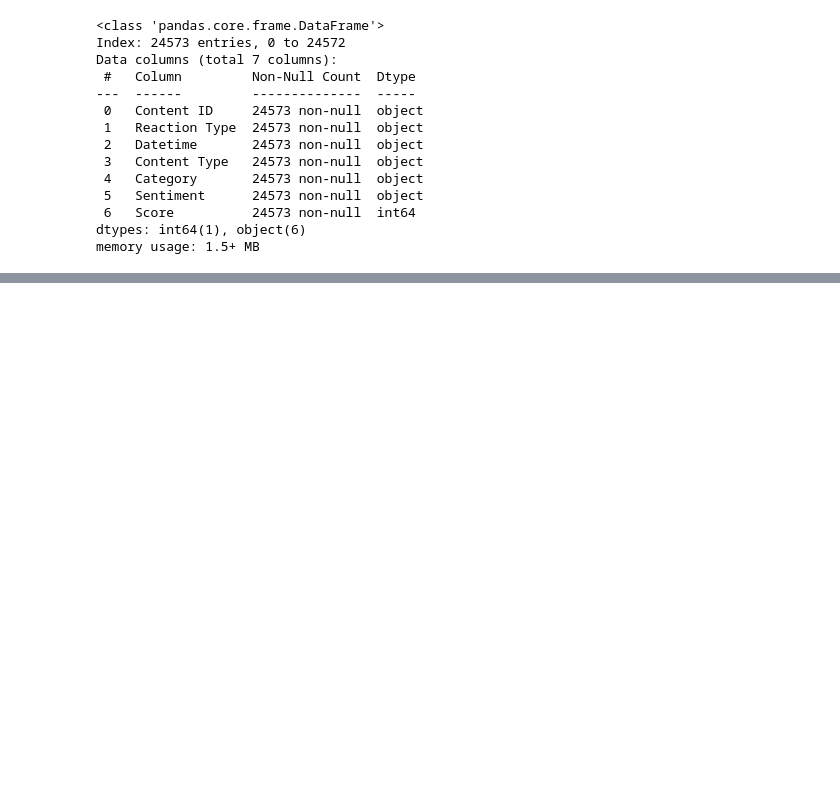
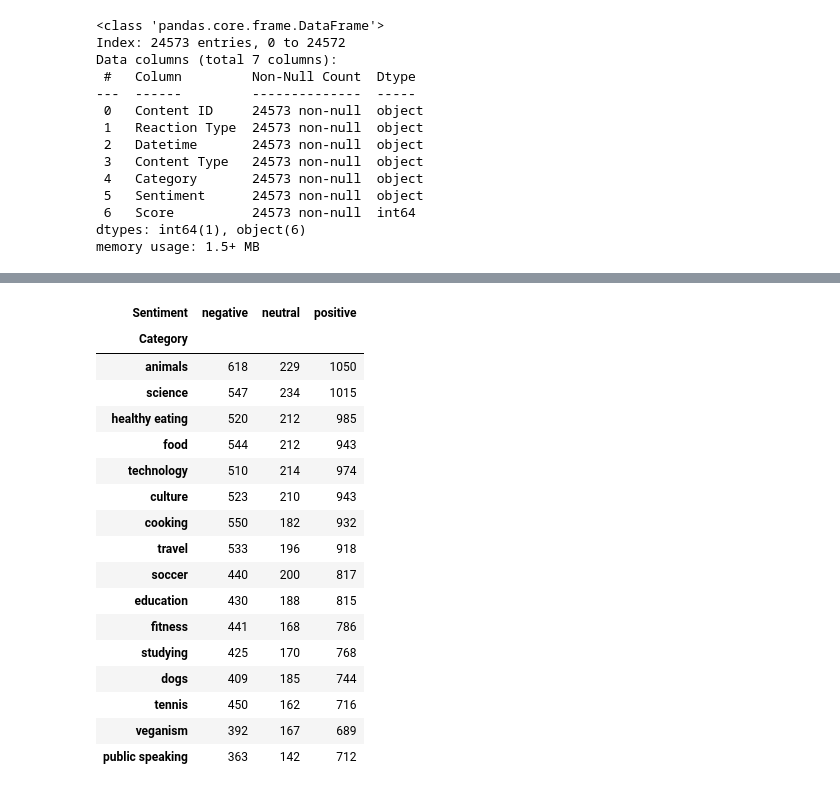
Before and after one commit to sabirinID/Accenture-Data-Analytics-Virtual-Internship, a Jupyter notebook: Files/3-Data-Visualization-and-Storytelling/Task 3 Data Visualization.ipynb, the cells around one changed output, grey strips where cells are left out. Saved outputs shown, nothing was run; the diff lists cells and outputs as text; code cells hidden in the pictures; blank space fills up the shorter version.

```diff
--- a/Files/3-Data-Visualization-and-Storytelling/Task 3 Data Visualization.ipynb
+++ b/Files/3-Data-Visualization-and-Storytelling/Task 3 Data Visualization.ipynb
@@ -67,0 +153,27 @@ memory usage: 1.5+ MB
+# %%
+total_sentiment = (df.groupby('Category')['Sentiment']
+                   .value_counts()
+                   .unstack()
+                   .assign(Total=lambda x: x.sum(axis=1))
+                   .sort_values(by='Total', ascending=False)
+                   .drop(columns='Total'))
+total_sentiment
+# %% [output]
+| Sentiment | negative | neutral | positive |
+| Category |  |  |  |
+| animals | 618 | 229 | 1050 |
+| science | 547 | 234 | 1015 |
+| healthy eating | 520 | 212 | 985 |
+| food | 544 | 212 | 943 |
+| technology | 510 | 214 | 974 |
+| culture | 523 | 210 | 943 |
+| cooking | 550 | 182 | 932 |
+| travel | 533 | 196 | 918 |
+| soccer | 440 | 200 | 817 |
+| education | 430 | 188 | 815 |
+| fitness | 441 | 168 | 786 |
+| studying | 425 | 170 | 768 |
+| dogs | 409 | 185 | 744 |
+| tennis | 450 | 162 | 716 |
+| veganism | 392 | 167 | 689 |
+| public speaking | 363 | 142 | 712 |
```
Also changed, not shown: parts of 7 cells of this notebook.
